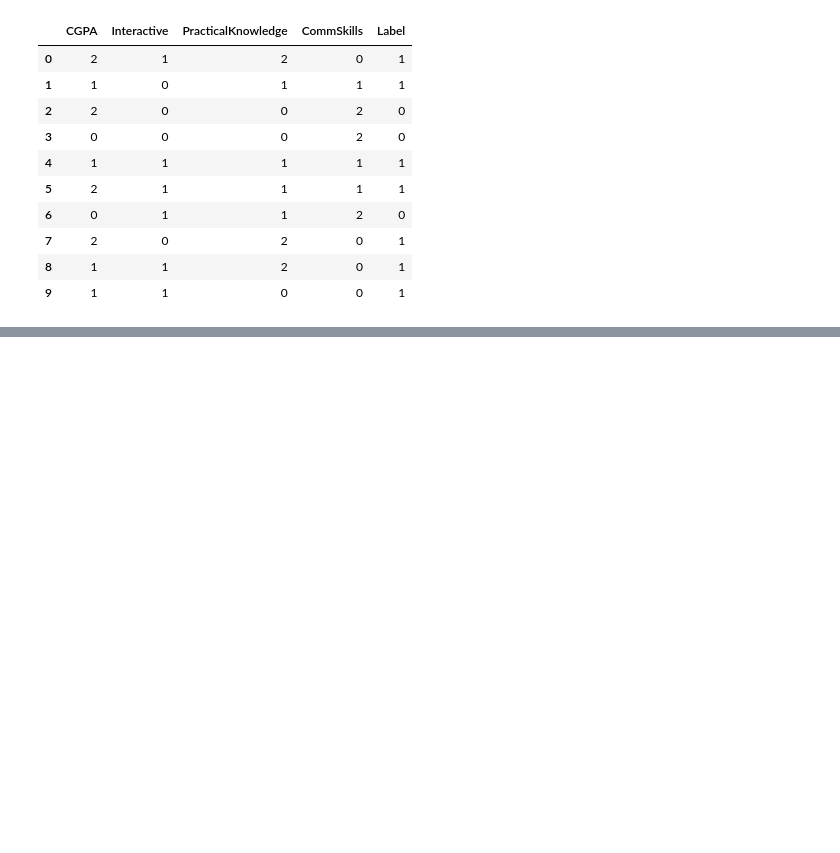
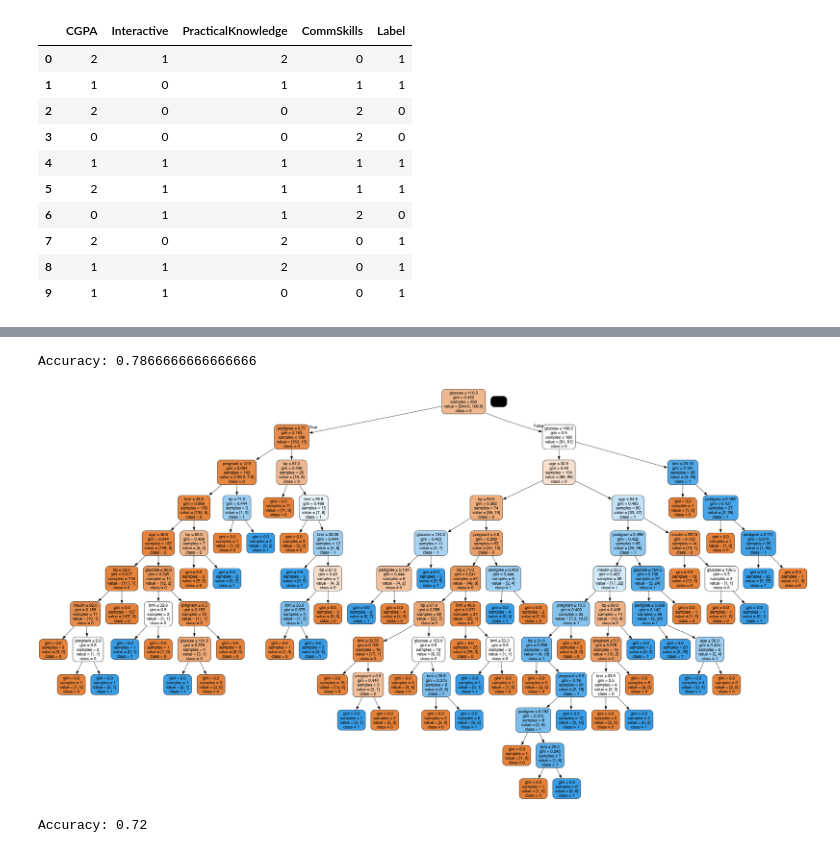
Before and after one commit to lemerleau/CART, a Jupyter notebook: notebooks/CART.ipynb, the cells around one changed output, grey strips where cells are left out. Saved outputs shown, nothing was run; the diff lists cells and outputs as text; code cells hidden in the pictures; blank space fills up the shorter version.

```diff
--- a/notebooks/CART.ipynb
+++ b/notebooks/CART.ipynb
@@ -286,0 +166,8 @@ job_data.to_latex()
+# %%
+# load the data
+col_names = ['pregnant', 'glucose', 'bp', 'skin', 'insulin', 'bmi', 'pedigree', 'age', 'label']
+# load dataset
+pima = pd.read_csv("../data/diabetes.csv", header=None, names=col_names)
+random_sample = np.random.randint(0, 767, 500)
+pima = pima.iloc[random_sample]
+pima
@@ -286,0 +188,9 @@ job_data.to_latex()
+# %%
+#split dataset in features and target variable
+feature_cols = ['pregnant', 'insulin', 'bmi', 'age','glucose','bp','pedigree']
+X = pima[feature_cols] # Features
+y = pima.label # Target variable
+# %%
+# Split dataset into training set and test set
+X_train, X_test, y_train, y_test = train_test_split(X, y, test_size=0.3, random_state=1) # 70% training and 30% test
+X_test
@@ -286,0 +211,6 @@ job_data.to_latex()
+# %%
+# Create Decision Tree classifer object
+clf = DecisionTreeClassifier()
+
+# Train Decision Tree Classifer
+clf = clf.fit(X_train,y_train)
@@ -286,0 +220,29 @@ job_data.to_latex()
+# %%
+# Model Accuracy, how often is the classifier correct?
+print("Accuracy:",metrics.accuracy_score(y_test, y_pred))
+# %% [output]
+Accuracy: 0.7866666666666666
+# %%
+dot_data = StringIO()
+export_graphviz(clf, out_file=dot_data,
+                filled=True, rounded=True,
+                special_characters=True,feature_names = feature_cols,class_names=['0','1'])
+graph = pydotplus.graph_from_dot_data(dot_data.getvalue())
+graph.write_png('../images/diabetes.png')
+Image(graph.create_png())
+# %% [output]
+[figure, added]
+# %%
+# Create Decision Tree classifer object
+clf = DecisionTreeClassifier(criterion="entropy", max_depth=3)
+
+# Train Decision Tree Classifer
+clf = clf.fit(X_train,y_train)
+
+#Predict the response for test dataset
+y_pred = clf.predict(X_test)
+
+# Model Accuracy, how often is the classifier correct?
+print("Accuracy:",metrics.accuracy_score(y_test, y_pred))
+# %% [output]
+Accuracy: 0.72
```
Also changed, not shown: parts of 46 cells of this notebook, 5 other files.
